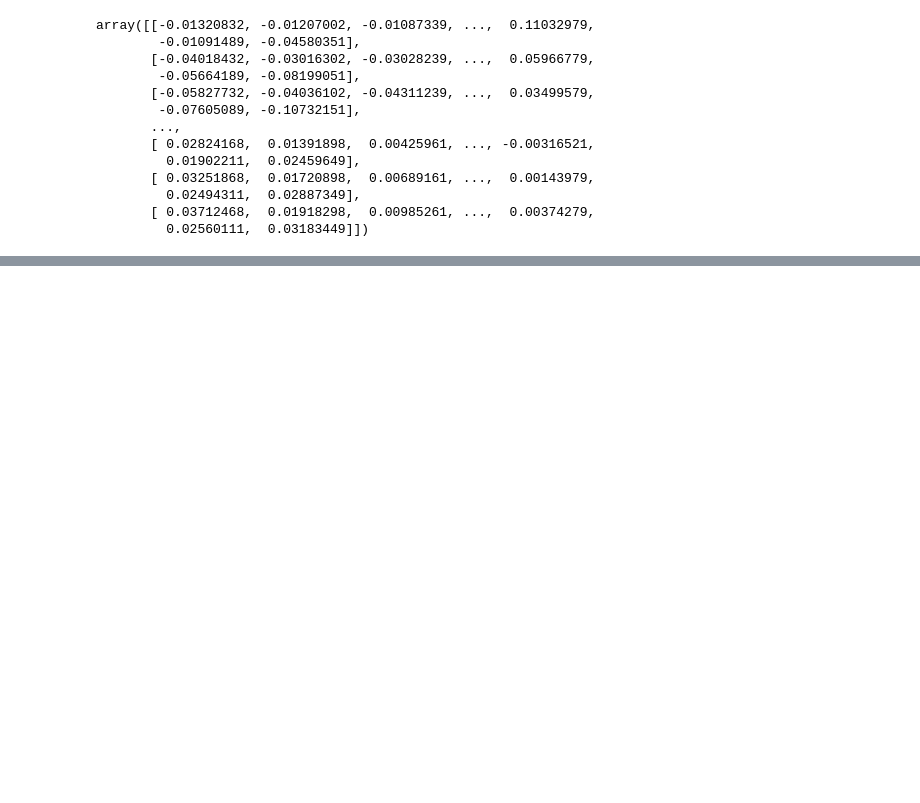
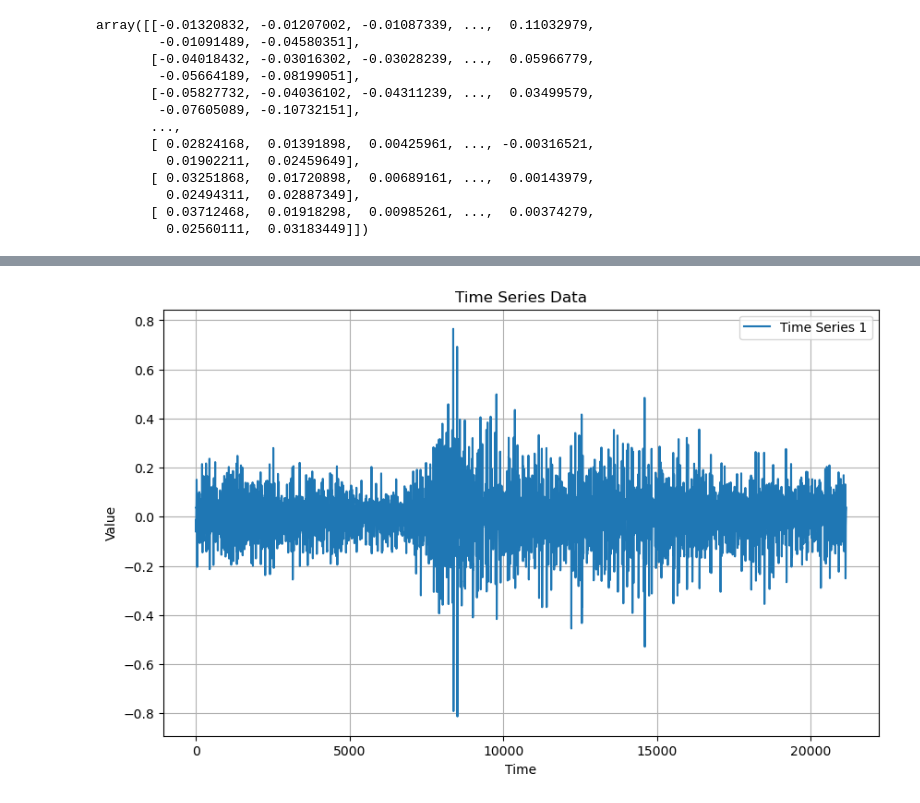
Before and after one commit to ForhanShahriarFahim/EMG-Pattern-Recognition-Deep-Learning, a Jupyter notebook: Rami Kushaba Force EMG Dataset .ipynb, the cells around one changed output, grey strips where cells are left out. Saved outputs shown, nothing was run; the diff lists cells and outputs as text; code cells hidden in the pictures; blank space fills up the shorter version.

```diff
--- a/Rami Kushaba Force EMG Dataset .ipynb
+++ b/Rami Kushaba Force EMG Dataset .ipynb
@@ -44,0 +69,11 @@ plt.show()
+# %%
+plt.figure(figsize=(10, 6))
+plt.plot(t1[:, 0], label="Time Series 1")
+plt.xlabel("Time")
+plt.ylabel("Value")
+plt.title("Time Series Data")
+plt.legend()
+plt.grid(True)
+plt.show()
+# %% [output]
+[figure, added]
```
Also changed, not shown: parts of 4 cells of this notebook.
